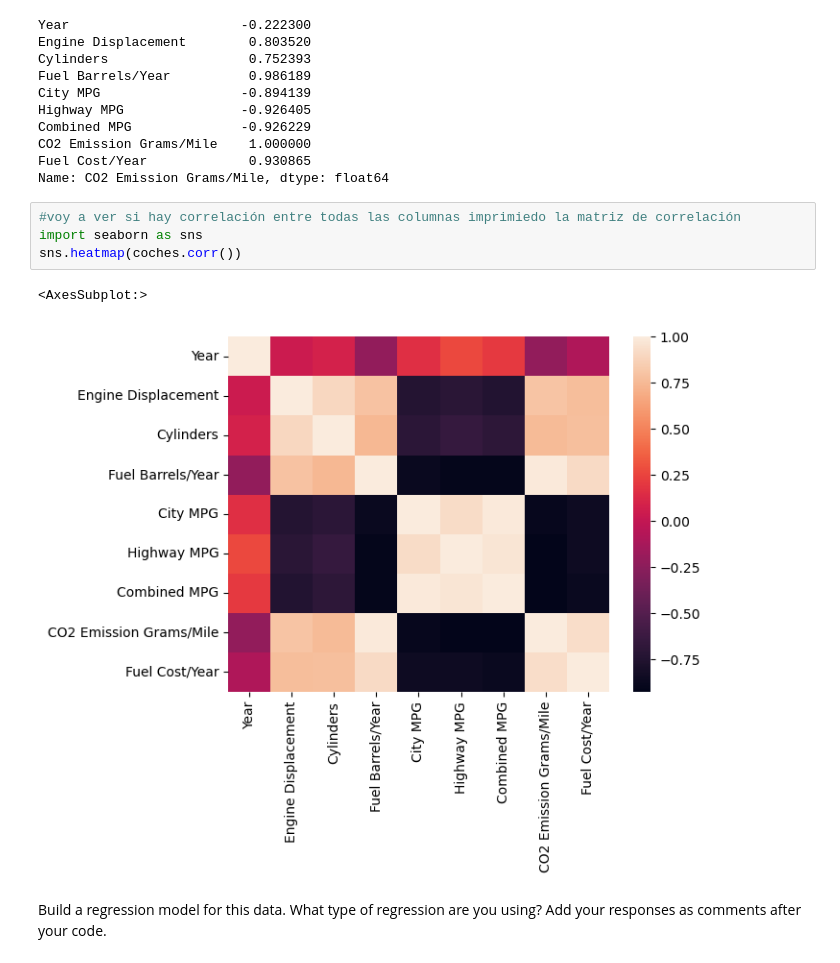
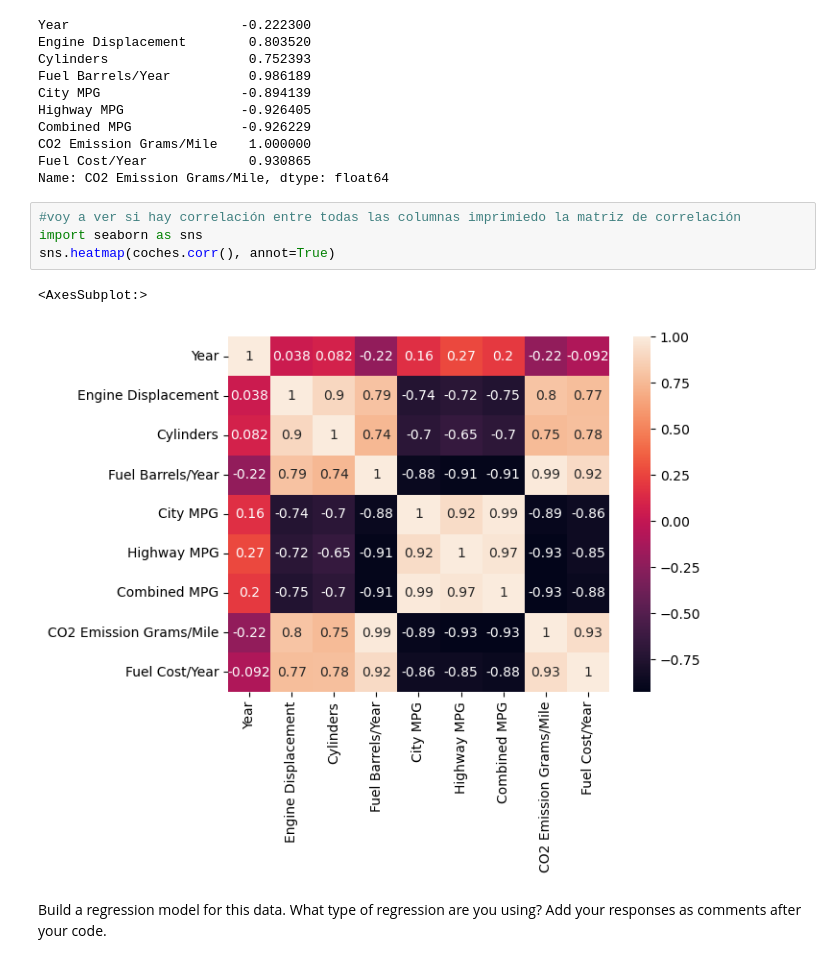
Before and after one commit to Ironhack-Data-Madrid-Enero-2023/7.3-lab_regression_analysis, a Jupyter notebook: your-code.ipynb, the cells around one changed output. Drawn from its saved outputs; the diff is of its cells as text.

```diff
--- a/your-code.ipynb
+++ b/your-code.ipynb
@@ -132,10 +132,10 @@ Name: CO2 Emission Grams/Mile, dtype: float64
 # %%
 #voy a ver si hay correlación entre todas las columnas imprimiedo la matriz de correlación
 import seaborn as sns
-sns.heatmap(coches.corr())
+sns.heatmap(coches.corr(), annot=True)
 # %% [output]
 <AxesSubplot:>
-[figure, old version]
+[figure, new version]
 # %% [markdown]
 Build a regression model for this data. What type of regression are you using? Add your responses as comments after your code.
 # %%
```
Also changed, not shown: parts of 5 cells of this notebook.
